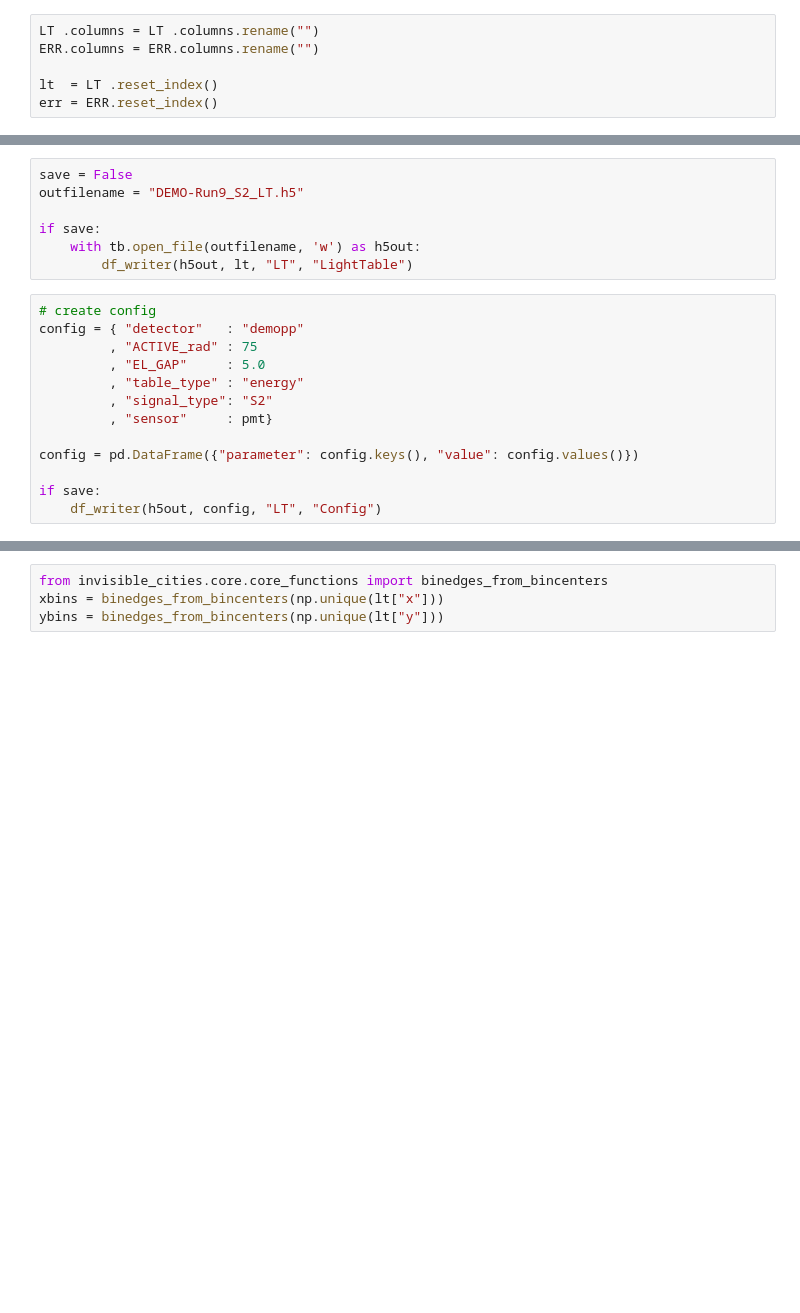
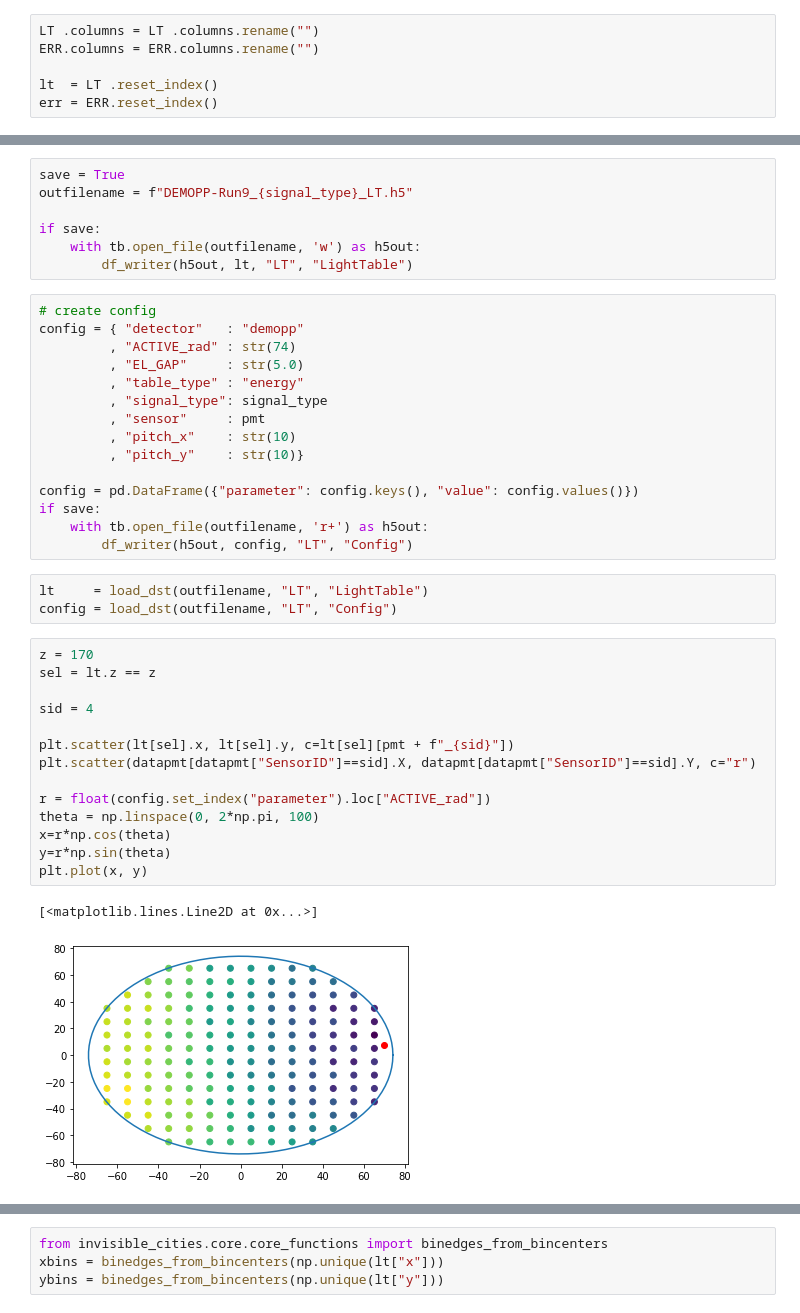
Before and after one commit to gondiaz/NEXT100-0nubb-analysis, a Jupyter notebook: lighttable_production/lt_creator.ipynb, the cells around one changed output, grey strips where cells are left out. Cells and saved outputs as stored; diff of their text form; blank space fills up the shorter version.

```diff
--- a/lighttable_production/lt_creator.ipynb
+++ b/lighttable_production/lt_creator.ipynb
@@ -122,6 +127,6 @@ lt[pmt + f"_total"] = lt.loc[:, lt.columns.difference(["x", "y", "z"])].sum(axis
 # %%
-save = False
-outfilename = "DEMO-Run9_S2_LT.h5"
+save = True
+outfilename = f"DEMOPP-Run9_{signal_type}_LT.h5"
 
 if save:
     with tb.open_file(outfilename, 'w') as h5out:
@@ -129,13 +134,35 @@ if save:
 # %%
 # create config
 config = { "detector"   : "demopp"
-         , "ACTIVE_rad" : 75
-         , "EL_GAP"     : 5.0
+         , "ACTIVE_rad" : str(74)
+         , "EL_GAP"     : str(5.0)
          , "table_type" : "energy"
-         , "signal_type": "S2"
-         , "sensor"     : pmt}
+         , "signal_type": signal_type
+         , "sensor"     : pmt
+         , "pitch_x"    : str(10)
+         , "pitch_y"    : str(10)}
 
 config = pd.DataFrame({"parameter": config.keys(), "value": config.values()})
-
 if save:
-    df_writer(h5out, config, "LT", "Config")
+    with tb.open_file(outfilename, 'r+') as h5out:
+        df_writer(h5out, config, "LT", "Config")
+# %%
+lt     = load_dst(outfilename, "LT", "LightTable")
+config = load_dst(outfilename, "LT", "Config")
+# %%
+z = 170
+sel = lt.z == z
+
+sid = 4
+
+plt.scatter(lt[sel].x, lt[sel].y, c=lt[sel][pmt + f"_{sid}"])
+plt.scatter(datapmt[datapmt["SensorID"]==sid].X, datapmt[datapmt["SensorID"]==sid].Y, c="r")
+
+r = float(config.set_index("parameter").loc["ACTIVE_rad"])
+theta = np.linspace(0, 2*np.pi, 100)
+x=r*np.cos(theta)
+y=r*np.sin(theta)
+plt.plot(x, y)
+# %% [output]
+[<matplotlib.lines.Line2D at 0x...>]
+[figure, added]
```
Also changed, not shown: parts of 10 cells of this notebook, 1 other file.
